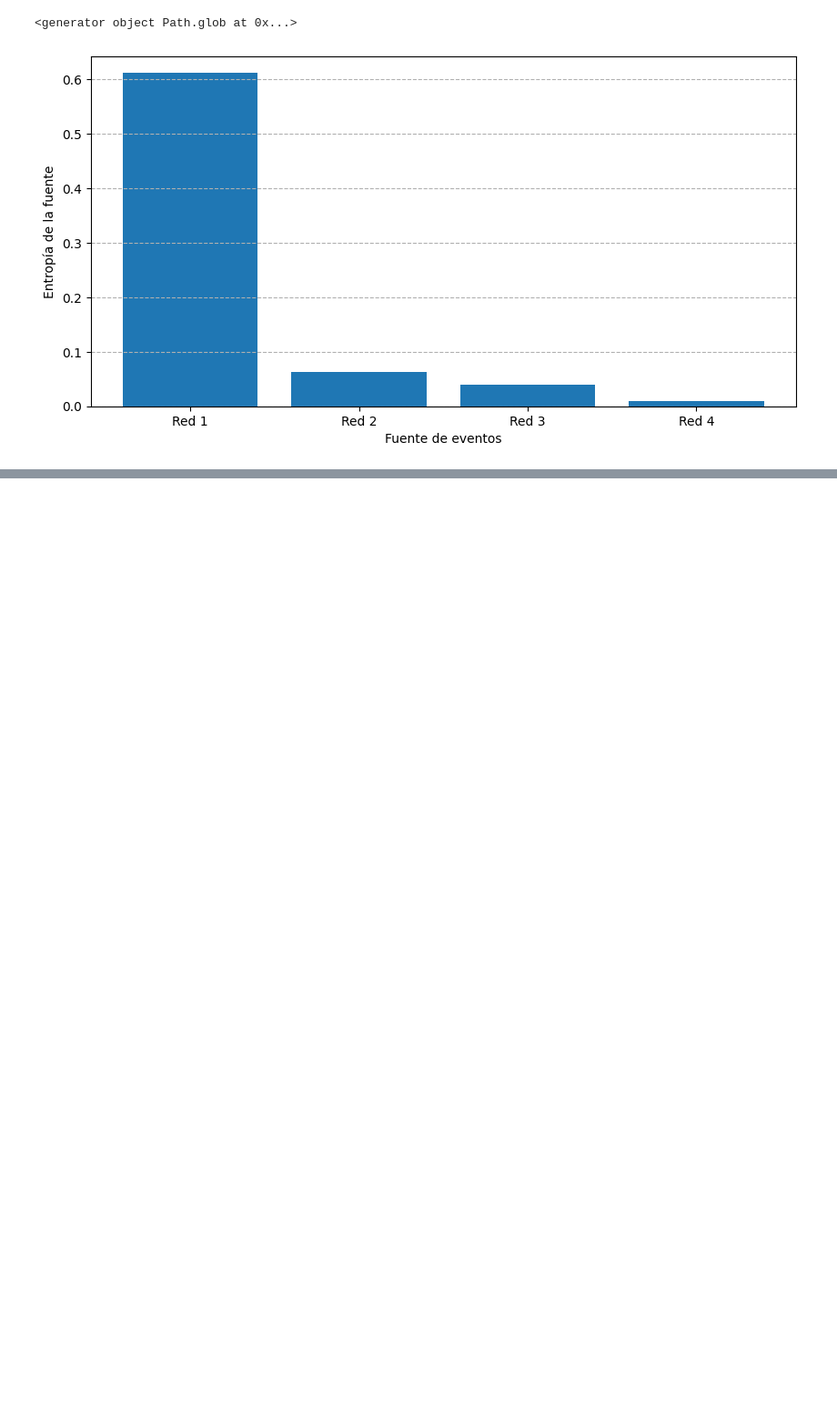
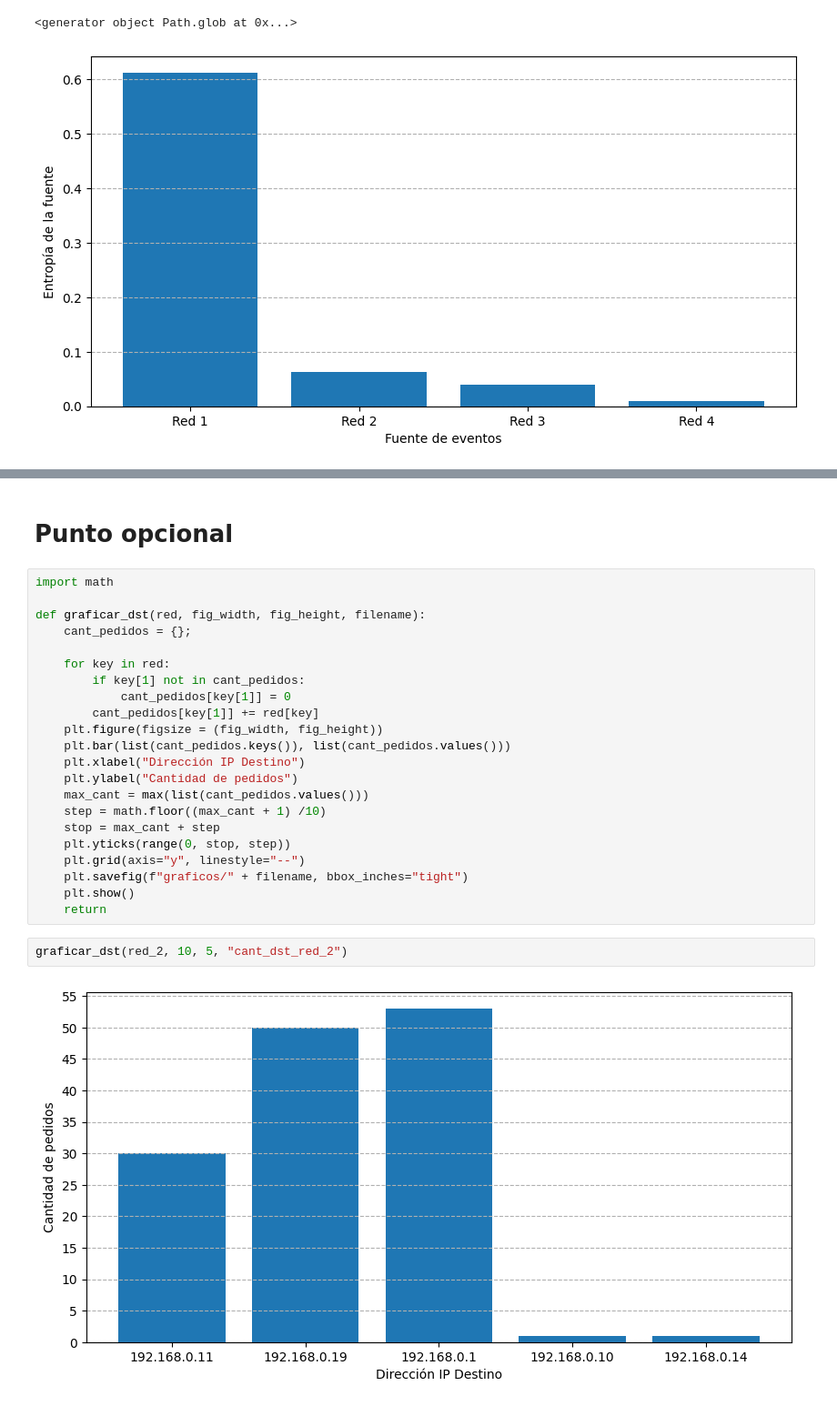
Before and after one commit to pdbruno/redes-tp1, a Jupyter notebook: experimentacion.ipynb, the cells around one changed output, grey strips where cells are left out. Shown: that part at 91% size. Saved outputs shown, nothing was run; the diff lists cells and outputs as text; blank space fills up the shorter version.

Commit message:
graficos punto opcional

```diff
--- a/experimentacion.ipynb
+++ b/experimentacion.ipynb
@@ -117,0 +171,28 @@ plt.savefig(f"graficos/entropias", bbox_inches="tight")
+# %% [markdown]
+# Punto opcional
+# %%
+import math
+
+def graficar_dst(red, fig_width, fig_height, filename):
+    cant_pedidos = {};
+
+    for key in red:
+        if key[1] not in cant_pedidos:
+            cant_pedidos[key[1]] = 0
+        cant_pedidos[key[1]] += red[key]
+    plt.figure(figsize = (fig_width, fig_height))
+    plt.bar(list(cant_pedidos.keys()), list(cant_pedidos.values()))
+    plt.xlabel("Dirección IP Destino")
+    plt.ylabel("Cantidad de pedidos")
+    max_cant = max(list(cant_pedidos.values()))
+    step = math.floor((max_cant + 1) /10)
+    stop = max_cant + step
+    plt.yticks(range(0, stop, step))
+    plt.grid(axis="y", linestyle="--")
+    plt.savefig(f"graficos/" + filename, bbox_inches="tight")
+    plt.show()
+    return
+# %%
+graficar_dst(red_2, 10, 5, "cant_dst_red_2")
+# %% [output]
+[figure, added]
```
Also changed, not shown: parts of 9 cells of this notebook.
